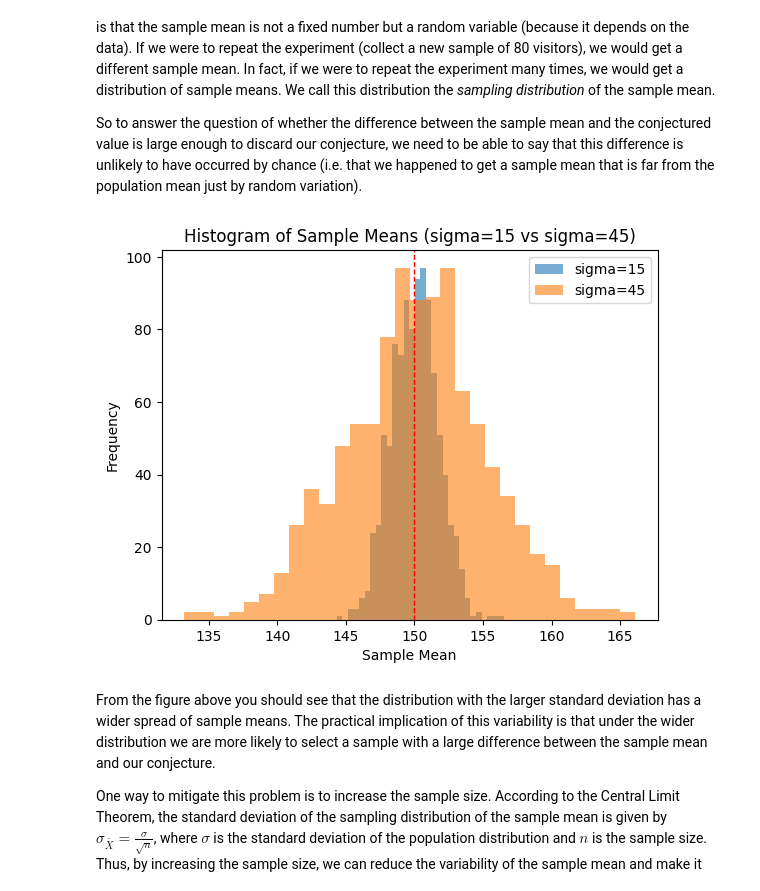
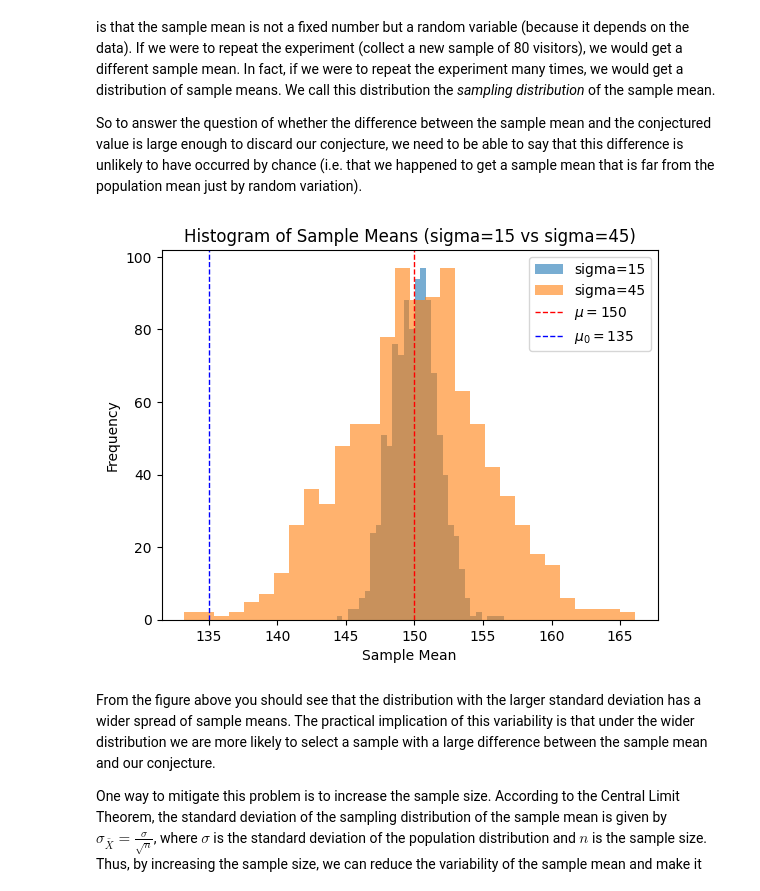
Before and after one commit to febse/stat2025, a Jupyter notebook: 14-Testing.ipynb, the cells around one changed output. Drawn from its saved outputs; the diff is of its cells as text; code cells hidden in the pictures.

```diff
--- a/14-Testing.ipynb
+++ b/14-Testing.ipynb
@@ -35,7 +35,7 @@ n = 80
 mu = 150
 sigma = 15
 
-mu_0 = 150
+mu_0 = 135
 
 single_group = np.random.normal(loc=mu, scale=sigma, size=n)
 single_group
@@ -98,14 +98,15 @@ single_group_sim_mean_sigma2 = np.mean(single_group_sim_sigma2, axis=1)
 # %%
 plt.hist(single_group_sim_mean_sigma1, bins=30, alpha=0.6, label='sigma=15')
 plt.hist(single_group_sim_mean_sigma2, bins=30, alpha=0.6, label='sigma=45')
-plt.axvline(mu, color='red', linestyle='dashed', linewidth=1)
+plt.axvline(mu, color='red', linestyle='dashed', linewidth=1, label=rf'$\mu = {mu}$')
+plt.axvline(mu_0, color='blue', linestyle='dashed', linewidth=1, label=rf'$\mu_0 = {mu_0}$')
 plt.xlabel('Sample Mean')
 plt.ylabel('Frequency')
 plt.title('Histogram of Sample Means (sigma=15 vs sigma=45)')
 plt.legend()
 plt.show()
 # %% [output]
-[figure, old version]
+[figure, new version]
 # %% [markdown]
 From the figure above you should see that the distribution with the larger standard deviation has a wider spread of sample means. The practical implication of this variability is that under the wider distribution we are more likely to select a sample with a large difference between the sample mean and our conjecture.
 
```
Also changed, not shown: parts of 6 cells of this notebook.
